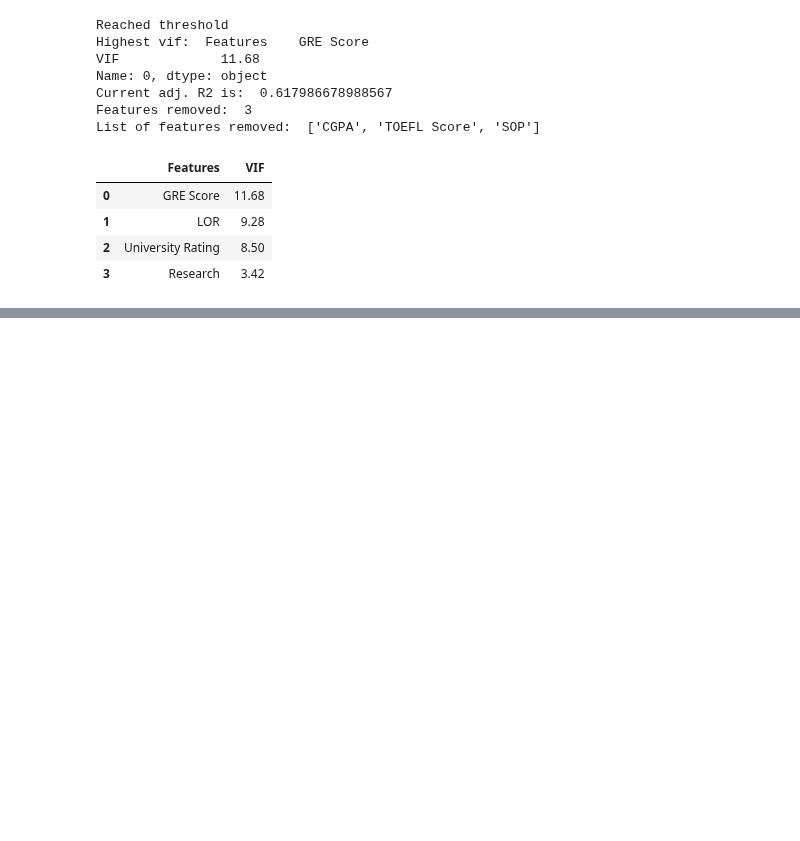
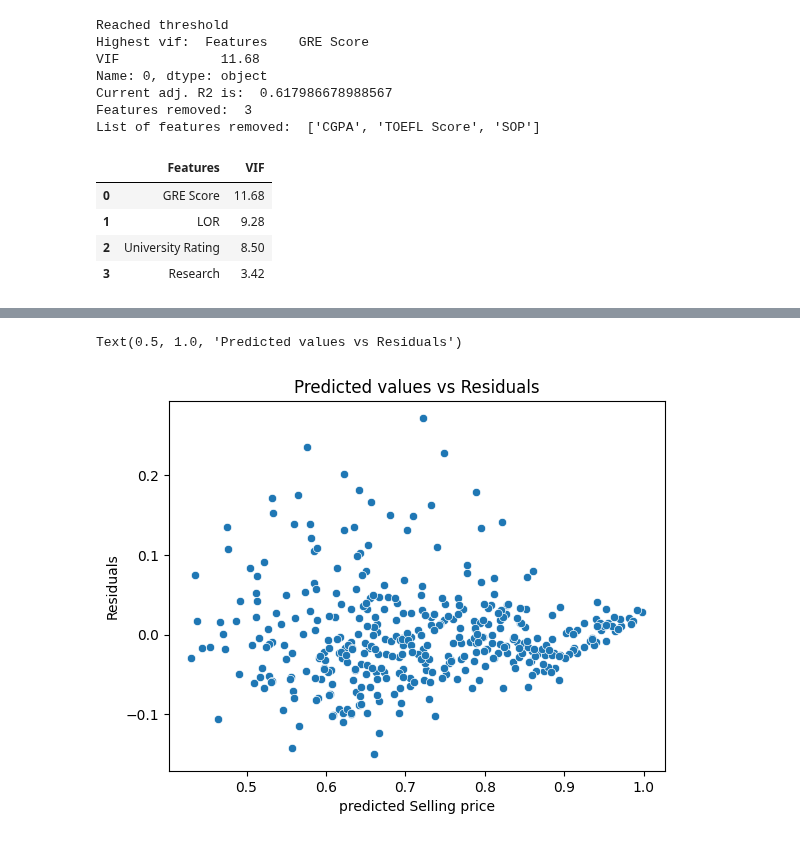
Before and after one commit to akshayabhale1406/SCLR_Jamboree_Education_Linear_Regression, a Jupyter notebook: Jamboree_Education_Linear_Regression.ipynb, the cells around one changed output, grey strips where cells are left out. Cells and saved outputs as stored; diff of their text form; code cells hidden in the pictures; blank space fills up the shorter version.

```diff
--- a/Jamboree_Education_Linear_Regression.ipynb
+++ b/Jamboree_Education_Linear_Regression.ipynb
@@ -372,0 +430,15 @@ vif
+# %%
+X_sm = sm.add_constant(x_train)
+sm_model = sm.OLS(y_train, X_sm).fit()
+# %%
+y_hat = sm_model.predict(X_sm)
+# %%
+errors = y_hat - y_train
+# %%
+sns.scatterplot(x=y_hat,y=errors)
+plt.xlabel("predicted Selling price")
+plt.ylabel("Residuals")
+plt.title("Predicted values vs Residuals")
+# %% [output]
+Text(0.5, 1.0, 'Predicted values vs Residuals')
+[figure, added]
```
Also changed, not shown: parts of 5 cells of this notebook.
